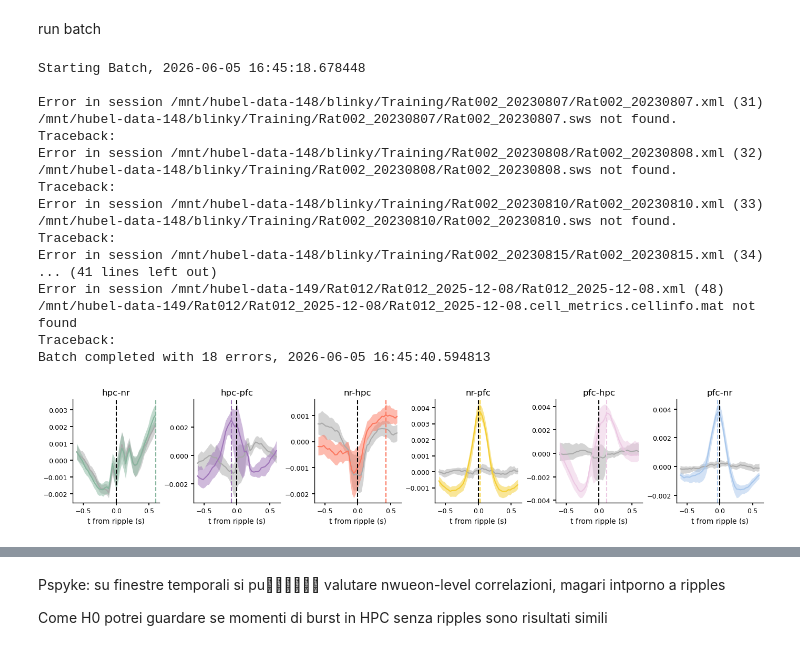
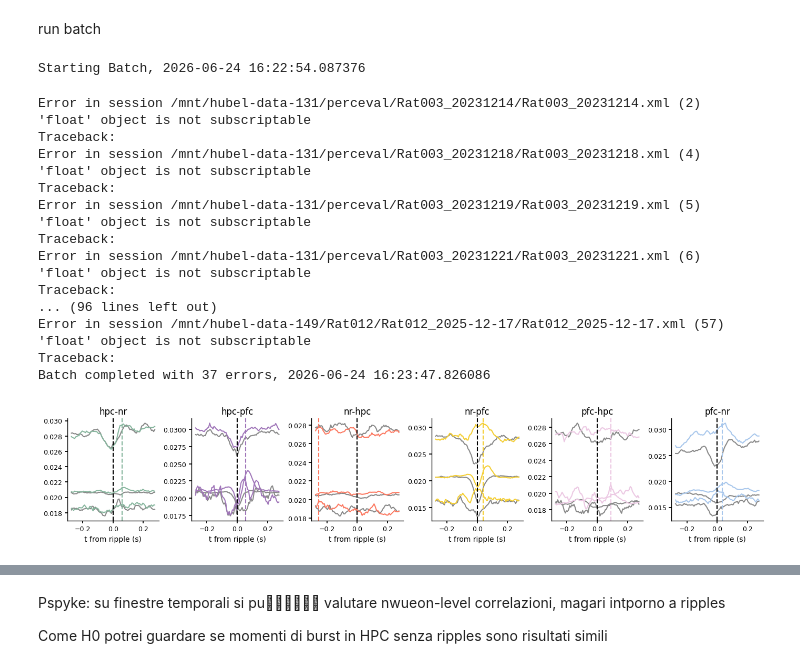
Before and after one commit to pietro-bozzo/NRCode, a Jupyter notebook: Python/ISRRippleCorr.ipynb, the cells around one changed output, grey strips where cells are left out. Saved outputs shown, nothing was run; the diff lists cells and outputs as text; code cells hidden in the pictures.

```diff
--- a/Python/ISRRippleCorr.ipynb
+++ b/Python/ISRRippleCorr.ipynb
@@ -198,43 +173,51 @@ axs[0].set_ylabel('corr');
 # %% [markdown]
 run batch
 # %%
-#xdata = fma.data.runBatch(batch_file,_transitionCorr,[[regs]],{'n_shuffle': 1000},ignore_args=True,parallel=12)
-xdata = fma.data.runBatch(batch_file,_laggedSpikeCrossCorr,[[regs]],{'shift': -2},ignore_args=True,parallel=40)
+regs = ['hpc','nr','pfc']
+xdata = fma.data.runBatch(batch_file,_laggedSpikeCrossCorr,kwargs={'regs': regs,'shift': -5,'window': 0.05},parallel=True)
 # %% [output]
-Starting Batch, 2026-06-05 16:45:18.678448
-
-Error in session /mnt/hubel-data-148/blinky/Training/Rat002_20230807/Rat002_20230807.xml (31)
-/mnt/hubel-data-148/blinky/Training/Rat002_20230807/Rat002_20230807.sws not found.
-Traceback:
-Error in session /mnt/hubel-data-148/blinky/Training/Rat002_20230808/Rat002_20230808.xml (32)
-/mnt/hubel-data-148/blinky/Training/Rat002_20230808/Rat002_20230808.sws not found.
-Traceback:
-Error in session /mnt/hubel-data-148/blinky/Training/Rat002_20230810/Rat002_20230810.xml (33)
-/mnt/hubel-data-148/blinky/Training/Rat002_20230810/Rat002_20230810.sws not found.
-Traceback:
-Error in session /mnt/hubel-data-148/blinky/Training/Rat002_20230815/Rat002_20230815.xml (34)
-... (41 lines left out)
-Error in session /mnt/hubel-data-149/Rat012/Rat012_2025-12-08/Rat012_2025-12-08.xml (48)
-/mnt/hubel-data-149/Rat012/Rat012_2025-12-08/Rat012_2025-12-08.cell_metrics.cellinfo.mat not found
-Traceback:
-Batch completed with 18 errors, 2026-06-05 16:45:40.594813
+Starting Batch, 2026-06-24 16:22:54.087376
+Error in session /mnt/hubel-data-131/perceval/Rat003_20231214/Rat003_20231214.xml (2)
+'float' object is not subscriptable
+Traceback:
+Error in session /mnt/hubel-data-131/perceval/Rat003_20231218/Rat003_20231218.xml (4)
+'float' object is not subscriptable
+Traceback:
+Error in session /mnt/hubel-data-131/perceval/Rat003_20231219/Rat003_20231219.xml (5)
+'float' object is not subscriptable
+Traceback:
+Error in session /mnt/hubel-data-131/perceval/Rat003_20231221/Rat003_20231221.xml (6)
+'float' object is not subscriptable
+Traceback:
+... (96 lines left out)
+Error in session /mnt/hubel-data-149/Rat012/Rat012_2025-12-17/Rat012_2025-12-17.xml (57)
+'float' object is not subscriptable
+Traceback:
+Batch completed with 37 errors, 2026-06-24 16:23:47.826086
 # %%
 # concatenate data
-data_cat = xr.concat([d for d in xdata if d is not None],dim='session')
+data_cat = xr.concat([d for d in xdata if d is not None],dim='rat',join='outer')
+data_avg = data_cat.groupby('rat').mean(dim='rat',skipna=True)
 # grand-average statistical test MISSING shuffle=True !!!
-pval = {r.item(): fma.analysis.maxStatisticTest(data_cat.sel(region=r,shuffle=False),data_cat.sel(region=r).transpose('session','lag',...)) for r in data_cat.region}
+#pval = {r.item(): fma.analysis.maxStatisticTest(data_cat.sel(region=r,shuffle=False),data_cat.sel(region=r).transpose('session','lag',...)) for r in data_cat.region}
-# %%
-# Figure 2?
-fig, axs = fma.plotting.makeFigure('',[1,6],size=[35,7])
-for i, r in enumerate(data_cat['region'].values):
-    reg_data = data_cat.sel(region=r)
-    fma.plotting.semPlot(data_cat['lag'],reg_data.sel(shuffle=True),zscore=False,color='#AAAAAA',label=r.upper(),ax=axs[i])
-    fma.plotting.semPlot(data_cat['lag'],reg_data.sel(shuffle=False),zscore=False,color=isru.paperColors(i),label=r.upper(),ax=axs[i])
-    peak_time = np.argmax(reg_data.sel(shuffle=False).mean('session').data)
-    axs[i].axvline(reg_data.lag[peak_time],ls='--',color=isru.paperColors(i)),
-    axs[i].axvline(0,ls='--',color='k'), axs[i].set_xlabel('t from ripple (s)'), axs[i].set_title(r)
-    # statistical significance
-    fma.plotting.pHorzLine(pval[r],data_cat['lag'],color=isru.paperColors(i),ax=axs[i])
-#fma.plotting.saveFigure(fig,froot/'Figure3/Fig3g_fr_rip',['svg','png'])
-# %% [output]
-[figure, removed]
+# %%
+# Figure 2? DIVIDE ISA nISA
+fig, axs = fma.plotting.makeFigure('',[1,6],size=[35,7])
+for i, r in enumerate(data_avg['region'].values):
+    reg_data = data_avg.sel(region=r)
+    #fma.plotting.semPlot(data_avg['lag'],reg_data.sel(shuffle=True),zscore=2,color=isru.paperColors('shuffle'),label=r.upper(),ax=axs[i])
+    #fma.plotting.semPlot(data_avg['lag'],reg_data.sel(shuffle=False),zscore=2,color=isru.paperColors(i),label=r.upper(),ax=axs[i])
+    # sh_mean = reg_data.sel(shuffle=True).mean(dim='lag')
+    # sh_std = reg_data.sel(shuffle=True).std(dim='lag')
+    # axs[i].plot(data_avg['lag'],(reg_data.sel(shuffle=True).T-sh_mean)/sh_std,color=isru.paperColors('shuffle'),label=r.upper())
+    # axs[i].plot(data_avg['lag'],(reg_data.sel(shuffle=False).T-sh_mean)/sh_std,color=isru.paperColors(i),label=r.upper())
+    axs[i].plot(data_avg['lag'],reg_data.sel(shuffle=True).T,color=isru.paperColors('shuffle'),label=r.upper())
+    axs[i].plot(data_avg['lag'],reg_data.sel(shuffle=False).T,color=isru.paperColors(i),label=r.upper())
+    peak_time = np.argmax(reg_data.sel(shuffle=False).mean('rat').data)
+    axs[i].axvline(reg_data.lag[peak_time],ls='--',color=isru.paperColors(i)),
+    axs[i].axvline(0,ls='--',color='k'), axs[i].set_xlabel('t from ripple (s)'), axs[i].set_title(r)
+    # statistical significance
+    #fma.plotting.pHorzLine(pval[r],data_cat['lag'],color=isru.paperColors(i),ax=axs[i])
+#fma.plotting.saveFigure(fig,froot/'Figure3/Fig3g_fr_rip',['svg','png'])
+# %% [output]
+[figure, added]
```
Also changed, not shown: parts of 13 cells of this notebook, 8 other files.
